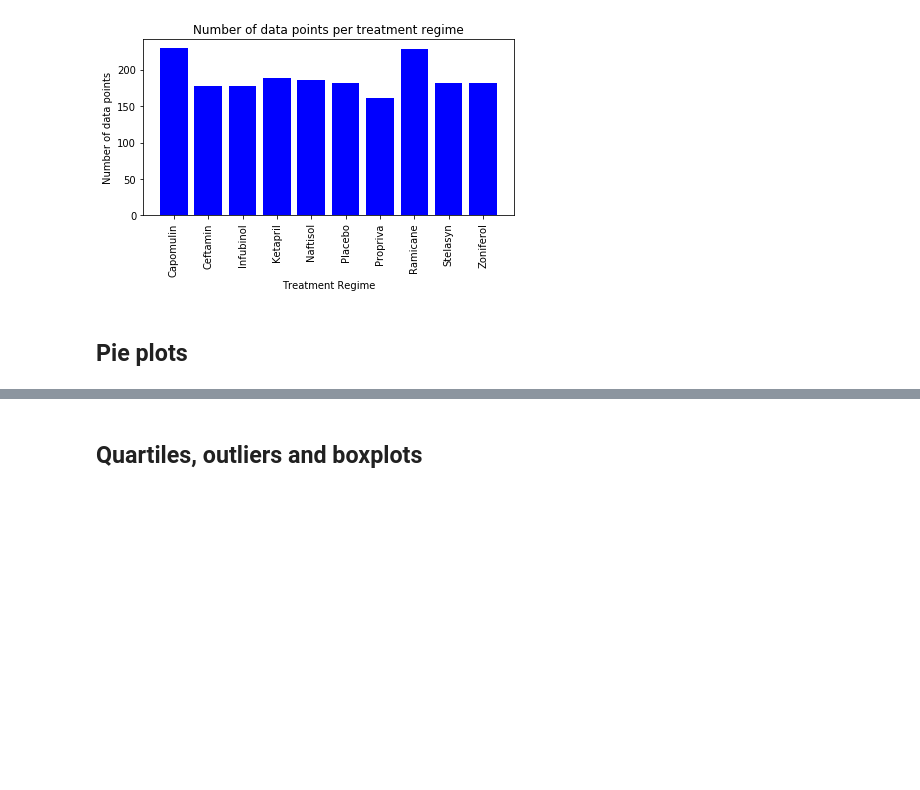
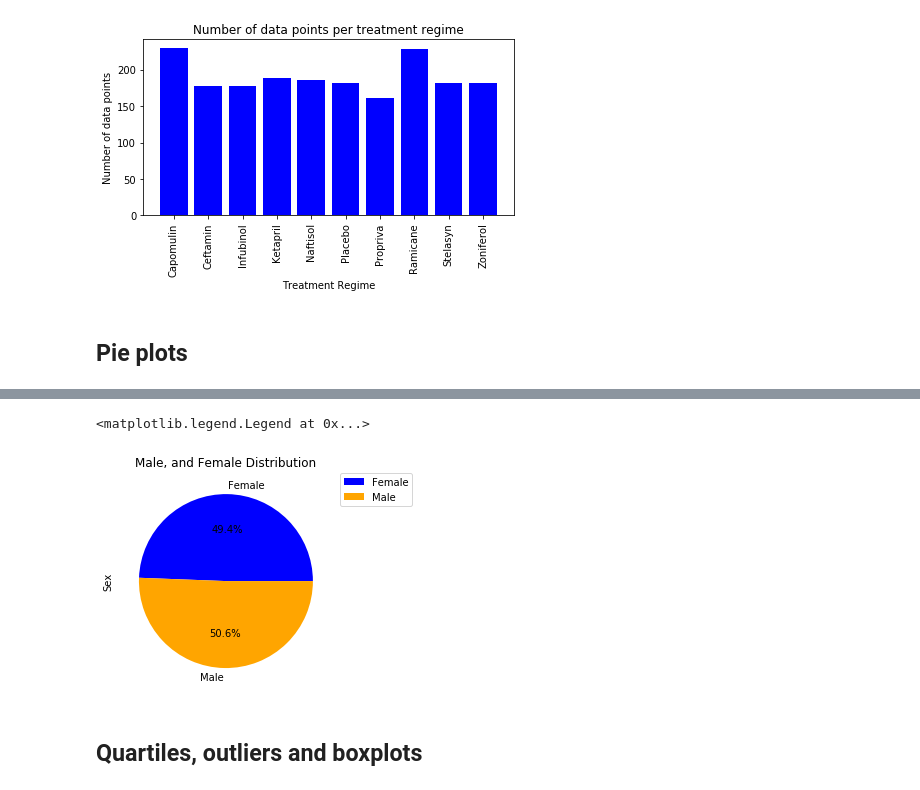
Before and after one commit to AlexGS-1/Pymaceutical-HW5, a Jupyter notebook: HW/pymaceuticals_starter.ipynb, the cells around one changed output, grey strips where cells are left out. Drawn from its saved outputs; the diff is of its cells as text; code cells hidden in the pictures; blank space fills up the shorter version.

```diff
--- a/HW/pymaceuticals_starter.ipynb
+++ b/HW/pymaceuticals_starter.ipynb
@@ -98,2 +96,19 @@ explode = (0.1, 0, 0, 0)
+# %%
+# Generate a pie plot showing the distribution of female versus male mice using pyplot
+
+Sex = df_mouse_sexes.index.to_numpy()
+
+Counts_Sex = df_mouse_sexes.to_numpy()
+colors = ["blue", "orange"]
+
+plt.pie(Counts_Sex, labels=Sex, colors=colors, autopct="%1.1f%%")
+plt.title('Male, and Female Distribution')
+plt.ylabel('Sex')
+plt.legend(Sex,
+          loc="center left",
+          bbox_to_anchor=(1, .42, 0, 1))
+# %% [output]
+<matplotlib.legend.Legend at 0x...>
+[figure, added]
 # %% [markdown]
 ## Quartiles, outliers and boxplots
```
Also changed, not shown: parts of 11 cells of this notebook, 3 other files.
